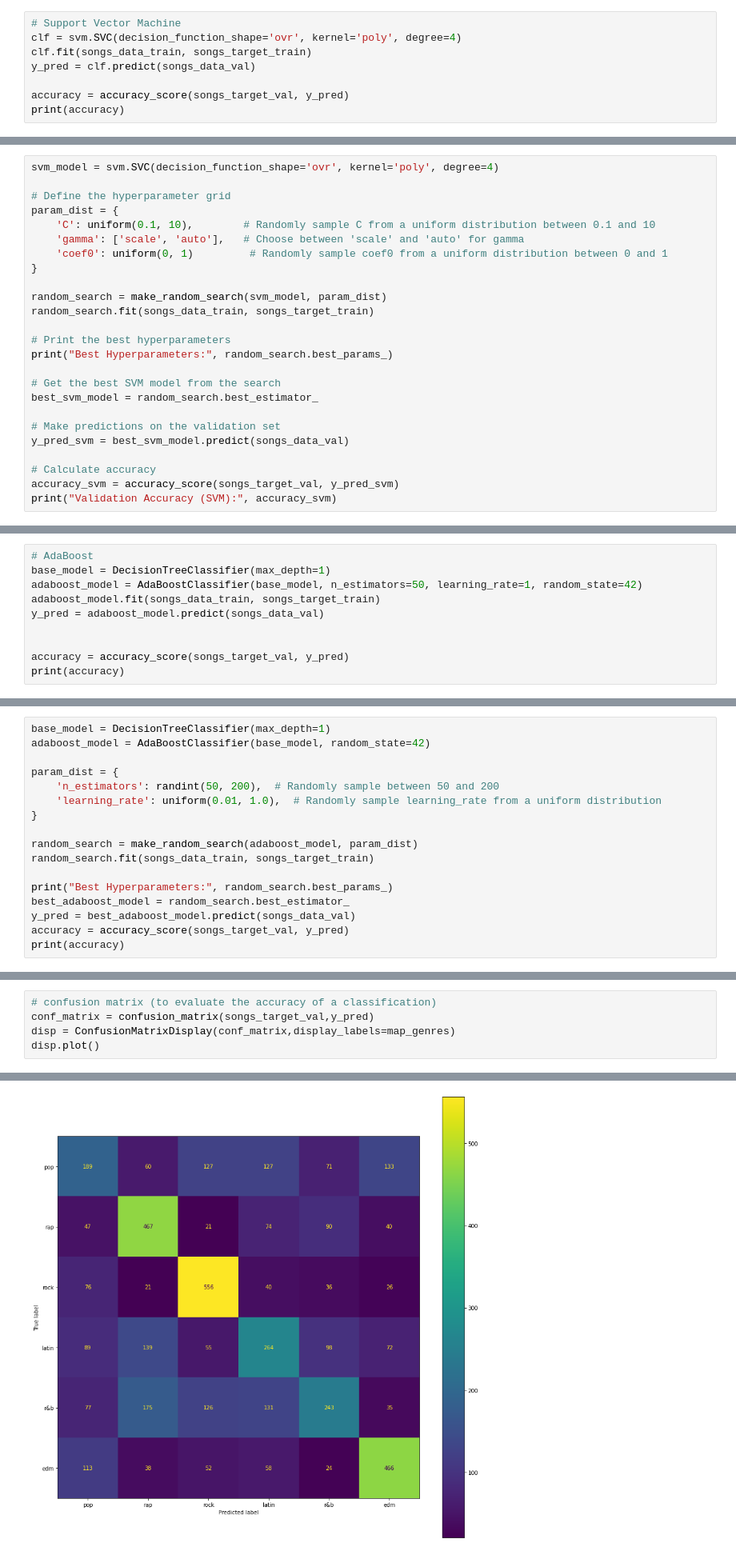
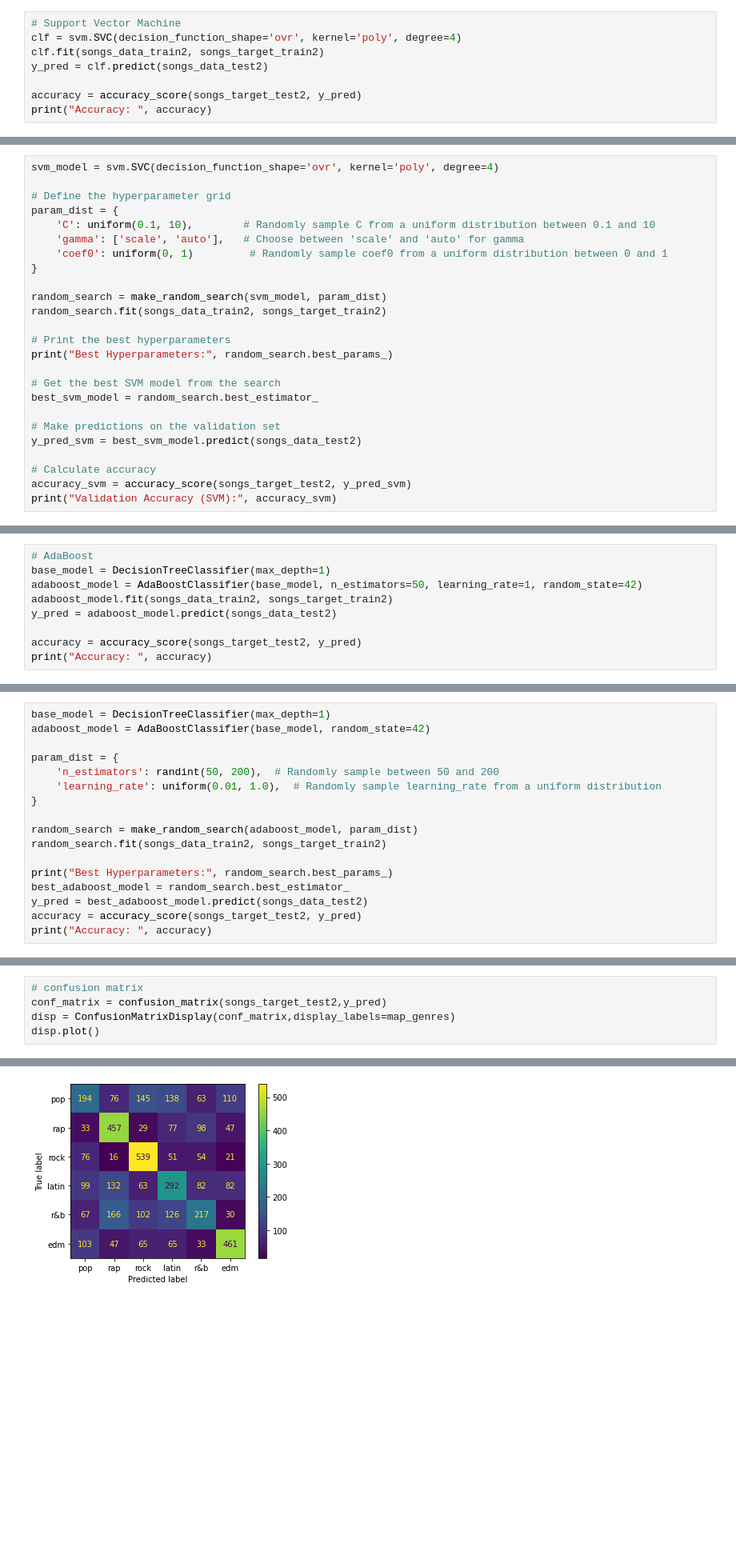
Before and after one commit to jkciesluk/ml_project, a Jupyter notebook: spotify.ipynb, the cells around one changed output, grey strips where cells are left out. Shown at 80% size. Drawn from its saved outputs; the diff is of its cells as text; blank space fills up the shorter version.

```diff
--- a/spotify.ipynb
+++ b/spotify.ipynb
@@ -683,9 +574,9 @@ disp.plot()
 # %%
 # Support Vector Machine
 clf = svm.SVC(decision_function_shape='ovr', kernel='poly', degree=4)
-clf.fit(songs_data_train, songs_target_train)
-y_pred = clf.predict(songs_data_val)
+clf.fit(songs_data_train2, songs_target_train2)
+y_pred = clf.predict(songs_data_test2)
 
-accuracy = accuracy_score(songs_target_val, y_pred)
-print(accuracy)
+accuracy = accuracy_score(songs_target_test2, y_pred)
+print("Accuracy: ", accuracy)
 # %% [output]
@@ -701,7 +592,7 @@ param_dist = {
 }
 
 random_search = make_random_search(svm_model, param_dist)
-random_search.fit(songs_data_train, songs_target_train)
+random_search.fit(songs_data_train2, songs_target_train2)
 
 # Print the best hyperparameters
 print("Best Hyperparameters:", random_search.best_params_)
@@ -710,10 +601,10 @@ print("Best Hyperparameters:", random_search.best_params_)
 best_svm_model = random_search.best_estimator_
 
 # Make predictions on the validation set
-y_pred_svm = best_svm_model.predict(songs_data_val)
+y_pred_svm = best_svm_model.predict(songs_data_test2)
 
 # Calculate accuracy
-accuracy_svm = accuracy_score(songs_target_val, y_pred_svm)
+accuracy_svm = accuracy_score(songs_target_test2, y_pred_svm)
 print("Validation Accuracy (SVM):", accuracy_svm)
 # %% [output]
 Best Hyperparameters: {'C': 3.845401188473625, 'coef0': 0.9507143064099162, 'gamma': 'scale'}
@@ -751,10 +623,9 @@ disp.plot()
 # AdaBoost
 base_model = DecisionTreeClassifier(max_depth=1)
 adaboost_model = AdaBoostClassifier(base_model, n_estimators=50, learning_rate=1, random_state=42)
-adaboost_model.fit(songs_data_train, songs_target_train)
-y_pred = adaboost_model.predict(songs_data_val)
+adaboost_model.fit(songs_data_train2, songs_target_train2)
+y_pred = adaboost_model.predict(songs_data_test2)
 
-
-accuracy = accuracy_score(songs_target_val, y_pred)
-print(accuracy)
+accuracy = accuracy_score(songs_target_test2, y_pred)
+print("Accuracy: ", accuracy)
 # %% [output]
@@ -769,24 +640,24 @@ param_dist = {
 }
 
 random_search = make_random_search(adaboost_model, param_dist)
-random_search.fit(songs_data_train, songs_target_train)
+random_search.fit(songs_data_train2, songs_target_train2)
 
 print("Best Hyperparameters:", random_search.best_params_)
 best_adaboost_model = random_search.best_estimator_
-y_pred = best_adaboost_model.predict(songs_data_val)
-accuracy = accuracy_score(songs_target_val, y_pred)
-print(accuracy)
+y_pred = best_adaboost_model.predict(songs_data_test2)
+accuracy = accuracy_score(songs_target_test2, y_pred)
+print("Accuracy: ", accuracy)
 # %% [output]
 Best Hyperparameters: {'learning_rate': 0.46924889196586717, 'n_estimators': 166}
 0.5069569120287253
 # %%
-# confusion matrix (to evaluate the accuracy of a classification)
-conf_matrix = confusion_matrix(songs_target_val,y_pred)
+# confusion matrix
+conf_matrix = confusion_matrix(songs_target_test2,y_pred)
 disp = ConfusionMatrixDisplay(conf_matrix,display_labels=map_genres)
 disp.plot()
 # %% [output]
 <sklearn.metrics._plot.confusion_matrix.ConfusionMatrixDisplay at 0x...>
-[figure, old version]
+[figure, new version]
 # %% [markdown]
 ## Bootstrap Aggregating
 # %%
```
Also changed, not shown: parts of 103 cells of this notebook.
